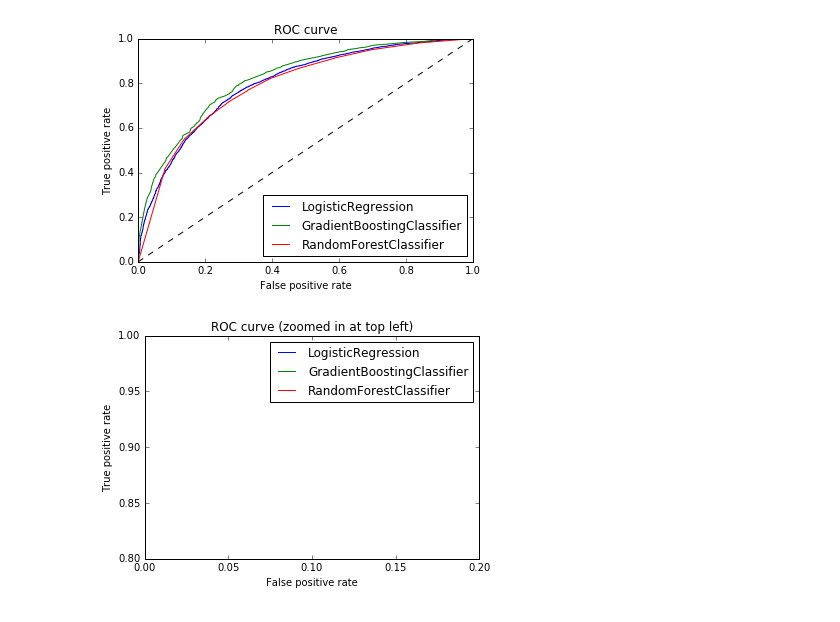
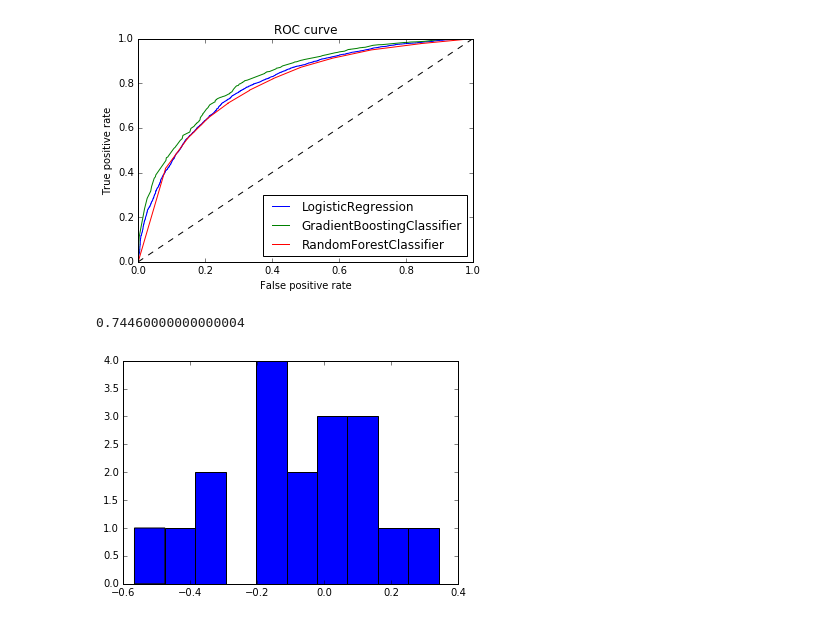
Before and after one commit to davidblaszka/ml_case_study_group, a Jupyter notebook: launch.ipynb, the cells around one changed output. Saved outputs shown, nothing was run; the diff lists cells and outputs as text; code cells hidden in the pictures.

```diff
--- a/launch.ipynb
+++ b/launch.ipynb
@@ -57,17 +57,10 @@ plt.legend(loc='best')
 plt.show()
 # %% [output]
 [figure]
-# %%
-plt.figure(2)
-plt.xlim(0, 0.2)
-plt.ylim(0.8, 1)
-plt.plot([0, 1], [0, 1], 'k--')
-for fpr,tpr,model in zip(fprs,tprs,model_list):
-    plt.plot(fpr, tpr, label='{}'.format(model.__class__.__name__))
-plt.xlabel('False positive rate')
-plt.ylabel('True positive rate')
-plt.title('ROC curve (zoomed in at top left)')
-plt.legend(loc='best')
-plt.show()
-# %% [output]
-[figure, removed]
+# %%
+model = ModelSelect(lm,lm.__class__.__name__)
+model.fit(X_train, y_train)
+# %%
+model.score(X_test,y_test)
+# %% [output]
+0.74460000000000004
@@ -73,0 +69,9 @@ plt.show()
+# %%
+# find logit regression coeff
+model = ModelSelect(lm,lm.__class__.__name__)
+model.fit(X_train, y_train)
+coeff = model.model.steps[1][1].coef_
+# %%
+plt.hist(coeff[0]);
+# %% [output]
+[figure, added]
```
Also changed, not shown: parts of 2 cells of this notebook, 1 other file.
